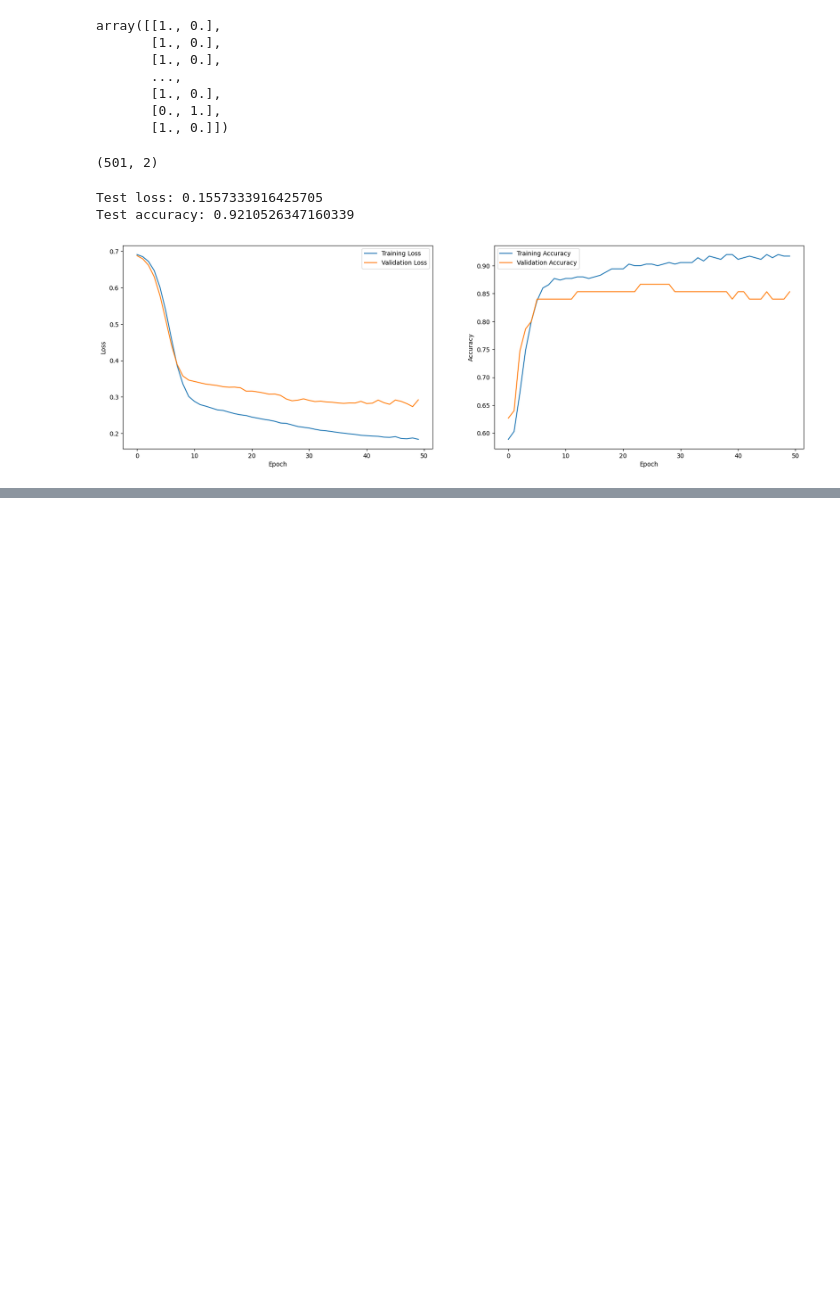
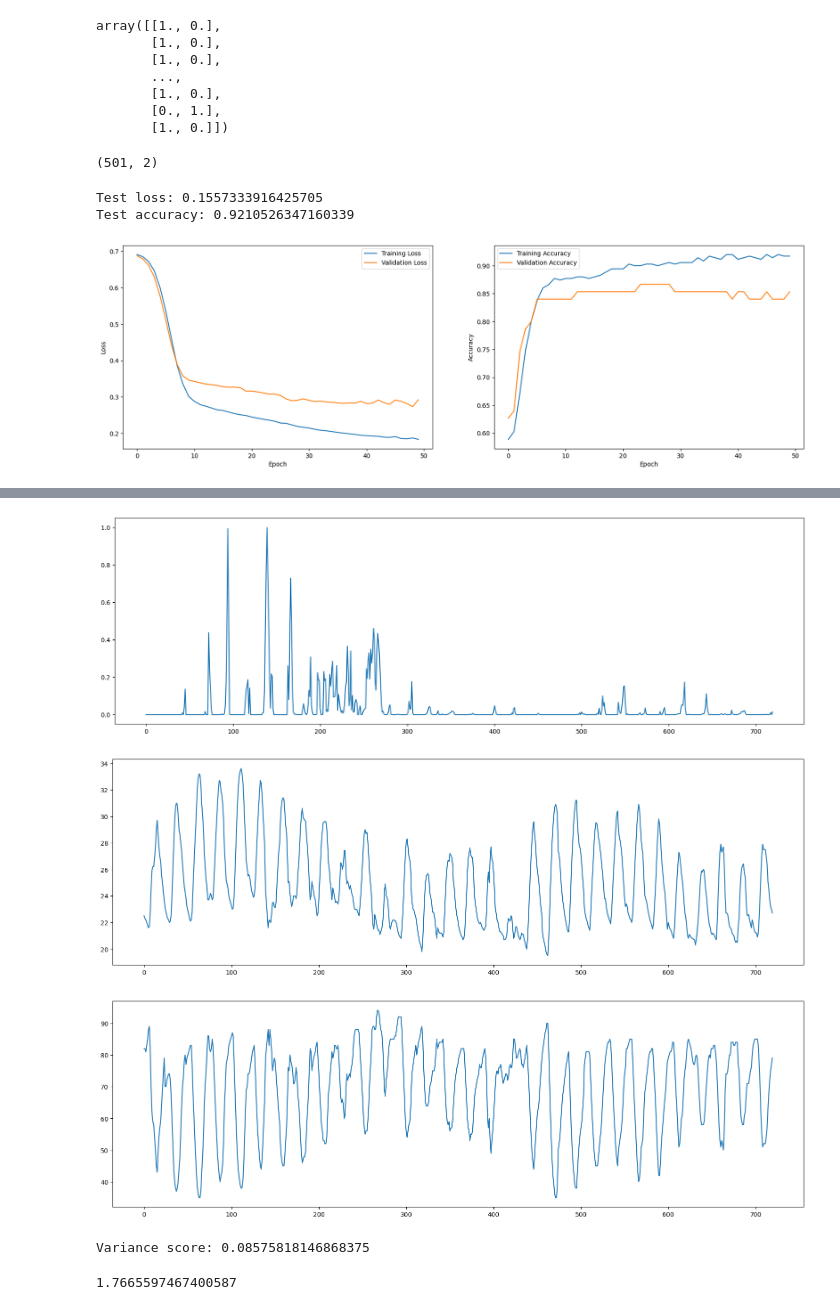
Before and after one commit to nishanthdmello/AI-Based-Agriculture, a Jupyter notebook: crop-irrigation-ann.ipynb, the cells around one changed output, grey strips where cells are left out. Saved outputs shown, nothing was run; the diff lists cells and outputs as text; code cells hidden in the pictures; blank space fills up the shorter version.

Commit message:
added new dataset and made some minor changes

```diff
--- a/crop-irrigation-ann.ipynb
+++ b/crop-irrigation-ann.ipynb
@@ -104,0 +110,3 @@ plt.show()
+# %%
+df = pd.read_csv("../datasets/weather_data.csv")
+df
@@ -104,0 +127,40 @@ plt.show()
+# %%
+df = df[df['Rainfall'] <= 6]
+
+x = df.index
+y = df['Rainfall']
+
+y = (y - y.min()) / (y.max() - y.min())
+
+plt.figure(figsize=(20, 6))
+plt.plot(x, y)
+plt.show()
+
+y = df['Temperature']
+plt.figure(figsize=(20, 6))
+plt.plot(x, y)
+plt.show()
+
+y = df['Humidity']
+plt.figure(figsize=(20, 6))
+plt.plot(x, y)
+plt.show()
+# %% [output]
+[figure, added]
+[figure, added]
+[figure, added]
+# %%
+X = df[['Temperature','Humidity','Time']]
+y = df['Rainfall']
+
+regr = linear_model.LinearRegression()
+regr.fit(X, y)
+
+print('Variance score: {}'.format(regr.score(X, y)))
+
+x = regr.predict(X)
+
+mean_squared_error(x,y)
+# %% [output]
+Variance score: 0.08575818146868375
+1.7665597467400587
```
Also changed, not shown: parts of 7 cells of this notebook, 2 other files.
